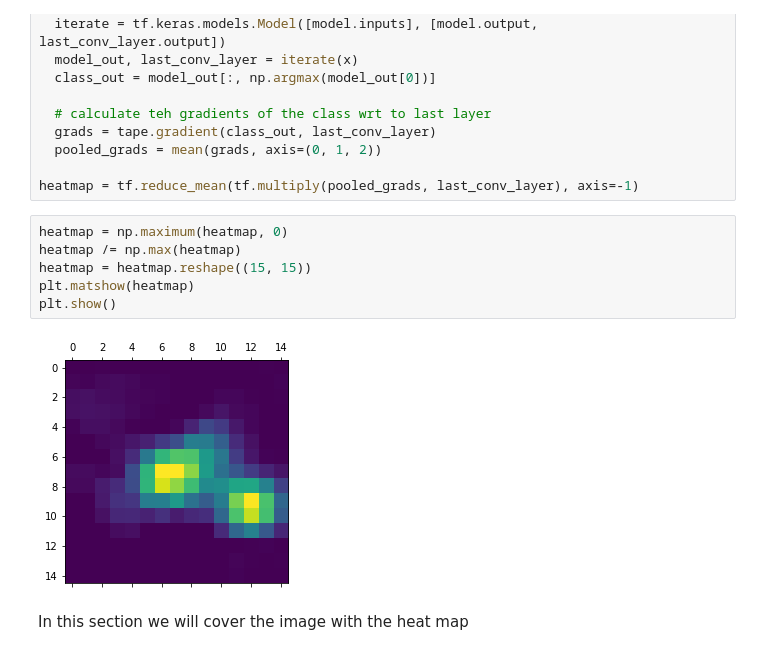
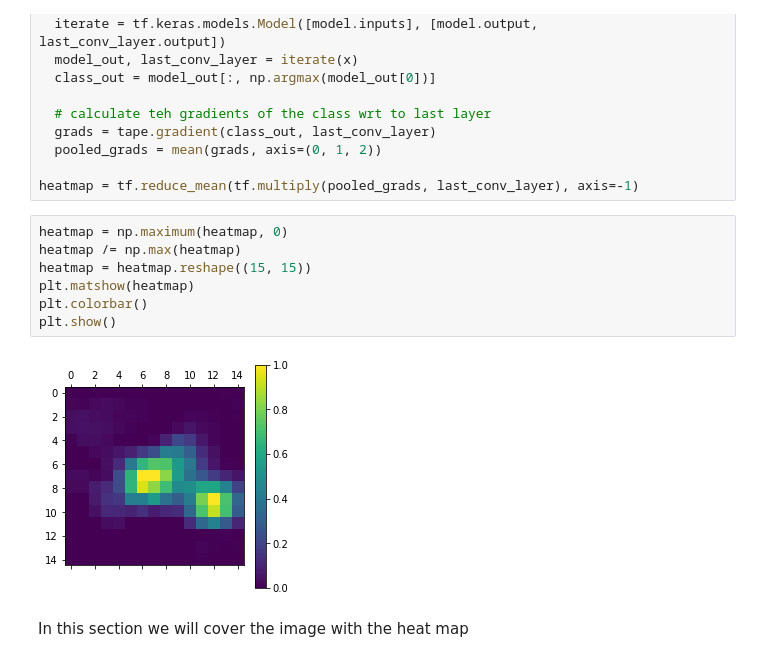
Before and after one commit to taimur1871/image_heatmaps, a Jupyter notebook: heat_map_obj_detection.ipynb, the cells around one changed output. Drawn from its saved outputs; the diff is of its cells as text.

```diff
--- a/heat_map_obj_detection.ipynb
+++ b/heat_map_obj_detection.ipynb
@@ -107,11 +102,12 @@ heatmap = tf.reduce_mean(tf.multiply(pooled_grads, last_conv_layer), axis=-1)
 # %%
 heatmap = np.maximum(heatmap, 0)
 heatmap /= np.max(heatmap)
 heatmap = heatmap.reshape((15, 15))
 plt.matshow(heatmap)
+plt.colorbar()
 plt.show()
 # %% [output]
-[figure, old version]
+[figure, new version]
 # %% [markdown]
 In this section we will cover the image with the heat map
 # %%
```
Also changed, not shown: parts of 20 cells of this notebook.
